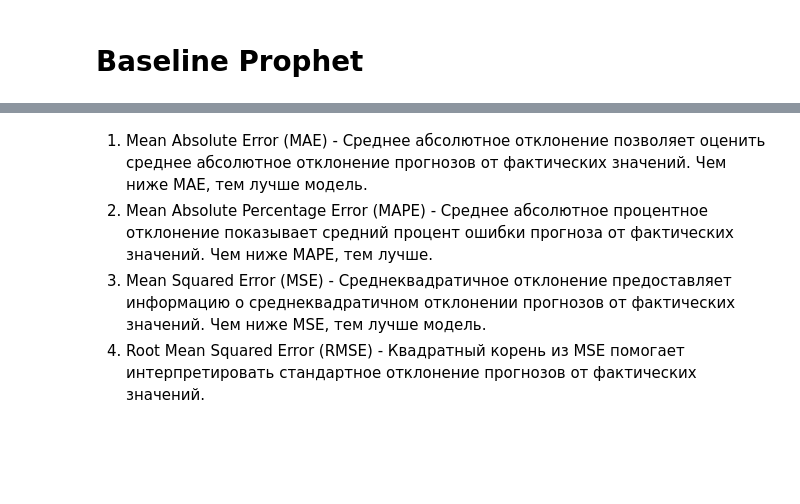
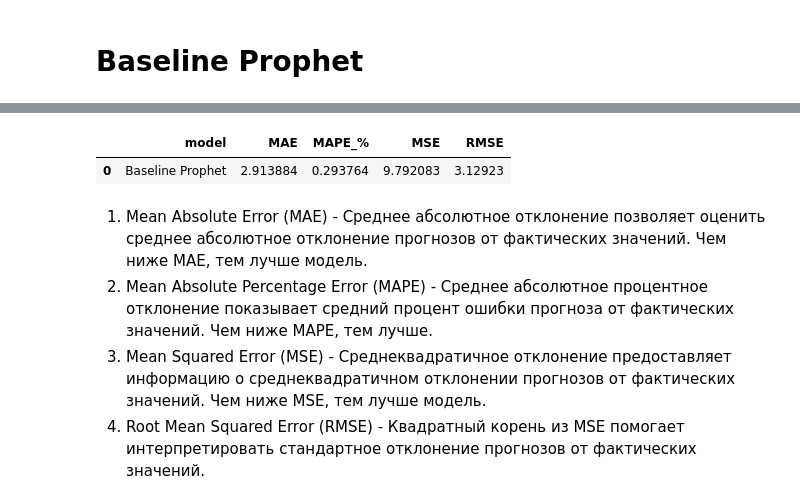
Before and after one commit to myxa95/01_Prediction_of_the_key_rate_in_the_Russian_Federation, a Jupyter notebook: notebooks/Baseline_Tuning.ipynb, the cells around one changed output, grey strips where cells are left out. Drawn from its saved outputs; the diff is of its cells as text; code cells hidden in the pictures; blank space fills up the shorter version.

```diff
--- a/notebooks/Baseline_Tuning.ipynb
+++ b/notebooks/Baseline_Tuning.ipynb
@@ -52,7 +76,10 @@ plt.show()
 # %%
 # выводиим метрики для оценкии baseline prophet
-metrics = get_metrics(y_test=df_test['y'], y_pred=predict['yhat'], name='Baseline Prophet')
-metrics
+get_metrics = get_metrics(y_test=df_test['y'], y_pred=predict['yhat'], name='Baseline Prophet')
+get_metrics
+# %% [output]
+|  | model | MAE | MAPE_% | MSE | RMSE |
+| 0 | Baseline Prophet | 2.913884 | 0.293764 | 9.792083 | 3.12923 |
 # %% [markdown]
 1. Mean Absolute Error (MAE) - Среднее абсолютное отклонение позволяет оценить среднее абсолютное отклонение прогнозов от фактических значений. Чем ниже MAE, тем лучше модель.
 2. Mean Absolute Percentage Error (MAPE) - Среднее абсолютное процентное отклонение показывает средний процент ошибки прогноза от фактических значений. Чем ниже MAPE, тем лучше.
```
Also changed, not shown: parts of 5 cells of this notebook, 3 other files.
